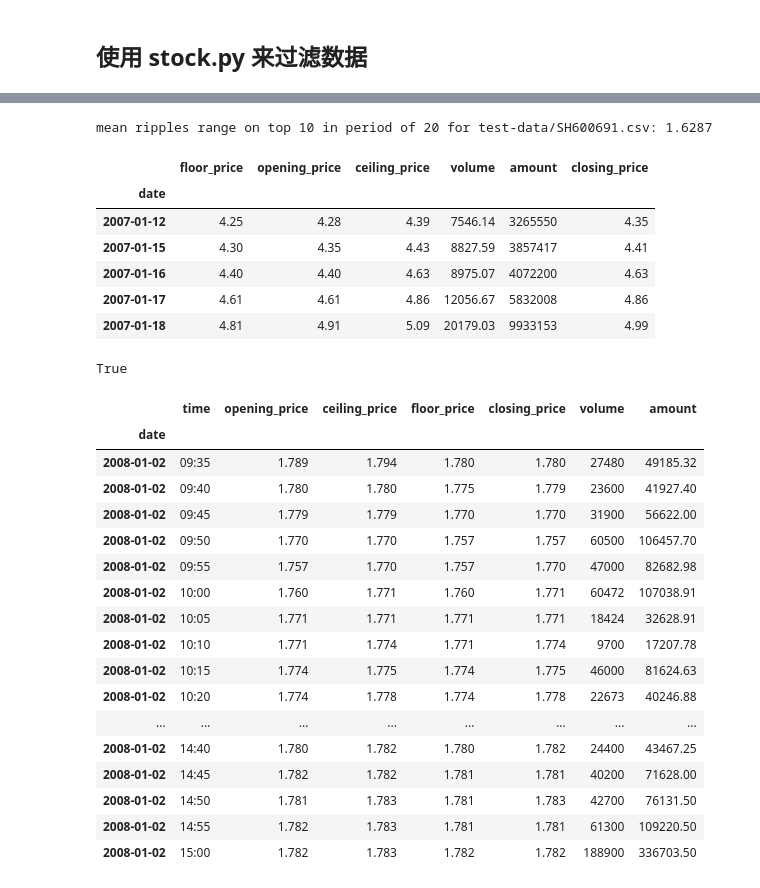
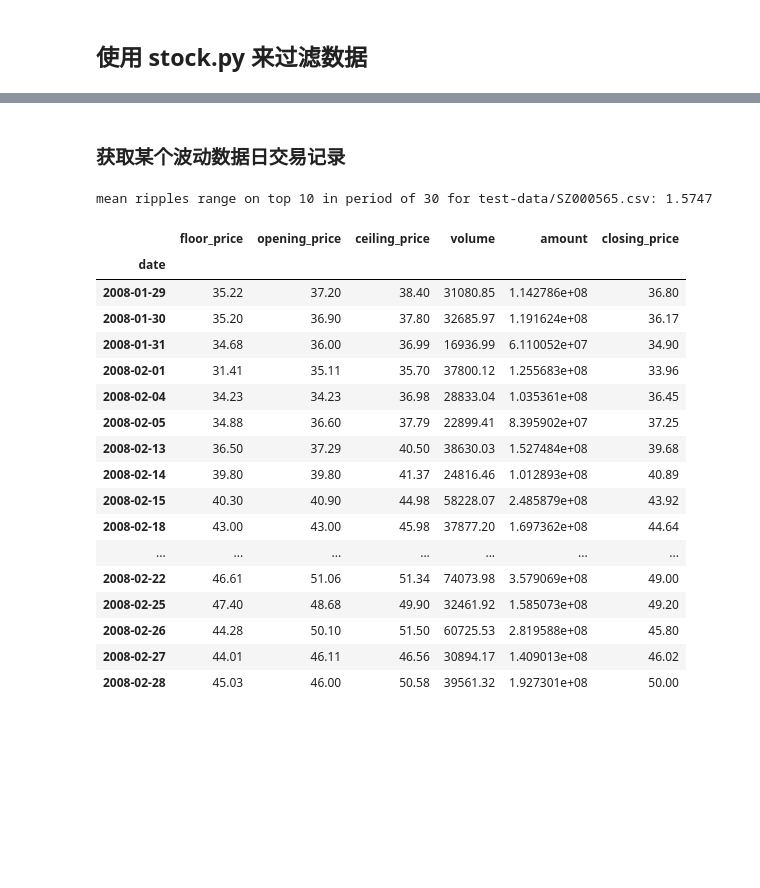
Before and after one commit to kamidox/stock-data, a Jupyter notebook: stock.ipynb, the cells around one changed output, grey strips where cells are left out. Saved outputs shown, nothing was run; the diff lists cells and outputs as text; code cells hidden in the pictures; blank space fills up the shorter version.

Commit message:
recent ripple

```diff
--- a/stock.ipynb
+++ b/stock.ipynb
@@ -268,52 +372,26 @@ ripples.head(10)
+# %% [markdown]
+### 获取某个波动数据日交易记录
 # %%
 # 有时候，我们想看一下某个股票某个波动周期下的原始数据
-reload(st)
-stock_file = 'test-data/SH600691.csv'
+stock_file = 'test-data/SZ000565.csv'
 st.ripple_raw_data(stock_file, ripple_idx=0, days=30)
 # %% [output]
-mean ripples range on top 10 in period of 20 for test-data/SH600691.csv: 1.6287
+mean ripples range on top 10 in period of 30 for test-data/SZ000565.csv: 1.5747
 |  | floor_price | opening_price | ceiling_price | volume | amount | closing_price |
 | date |  |  |  |  |  |  |
-| 2007-01-12 | 4.25 | 4.28 | 4.39 | 7546.14 | 3265550 | 4.35 |
-| 2007-01-15 | 4.30 | 4.35 | 4.43 | 8827.59 | 3857417 | 4.41 |
-| 2007-01-16 | 4.40 | 4.40 | 4.63 | 8975.07 | 4072200 | 4.63 |
-| 2007-01-17 | 4.61 | 4.61 | 4.86 | 12056.67 | 5832008 | 4.86 |
-| 2007-01-18 | 4.81 | 4.91 | 5.09 | 20179.03 | 9933153 | 4.99 |
+| 2008-01-29 | 35.22 | 37.20 | 38.40 | 31080.85 | 1.142786e+08 | 36.80 |
+| 2008-01-30 | 35.20 | 36.90 | 37.80 | 32685.97 | 1.191624e+08 | 36.17 |
+| 2008-01-31 | 34.68 | 36.00 | 36.99 | 16936.99 | 6.110052e+07 | 34.90 |
+| 2008-02-01 | 31.41 | 35.11 | 35.70 | 37800.12 | 1.255683e+08 | 33.96 |
+| 2008-02-04 | 34.23 | 34.23 | 36.98 | 28833.04 | 1.035361e+08 | 36.45 |
+| 2008-02-05 | 34.88 | 36.60 | 37.79 | 22899.41 | 8.395902e+07 | 37.25 |
+| 2008-02-13 | 36.50 | 37.29 | 40.50 | 38630.03 | 1.527484e+08 | 39.68 |
+| 2008-02-14 | 39.80 | 39.80 | 41.37 | 24816.46 | 1.012893e+08 | 40.89 |
+| 2008-02-15 | 40.30 | 40.90 | 44.98 | 58228.07 | 2.485879e+08 | 43.92 |
+| 2008-02-18 | 43.00 | 43.00 | 45.98 | 37877.20 | 1.697362e+08 | 44.64 |
+| ... | ... | ... | ... | ... | ... | ... |
+| 2008-02-22 | 46.61 | 51.06 | 51.34 | 74073.98 | 3.579069e+08 | 49.00 |
+| 2008-02-25 | 47.40 | 48.68 | 49.90 | 32461.92 | 1.585073e+08 | 49.20 |
+| 2008-02-26 | 44.28 | 50.10 | 51.50 | 60725.53 | 2.819588e+08 | 45.80 |
+| 2008-02-27 | 44.01 | 46.11 | 46.56 | 30894.17 | 1.409013e+08 | 46.02 |
+| 2008-02-28 | 45.03 | 46.00 | 50.58 | 39561.32 | 1.927301e+08 | 50.00 |
-# %%
-def _valid_price(g):
-    return (((g.max() - g.min()) / g.min()) < 0.223).all()
-
-l = [0.9, 1.1, 0.9, 1.1, 0.9, 1.1]
-_valid_price(pd.Series(l))
-# %% [output]
-True
-# %%
-names = ['date',
-         'time',
-         'opening_price',
-         'ceiling_price',
-         'floor_price',
-         'closing_price',
-         'volume',
-         'amount']
-data = pd.read_csv('test-raw/2008/SZ161607.csv', names=names, header=None, index_col='date', parse_dates=True)
-data.head(48)
-# %% [output]
-|  | time | opening_price | ceiling_price | floor_price | closing_price | volume | amount |
-| date |  |  |  |  |  |  |  |
-| 2008-01-02 | 09:35 | 1.789 | 1.794 | 1.780 | 1.780 | 27480 | 49185.32 |
-| 2008-01-02 | 09:40 | 1.780 | 1.780 | 1.775 | 1.779 | 23600 | 41927.40 |
-| 2008-01-02 | 09:45 | 1.779 | 1.779 | 1.770 | 1.770 | 31900 | 56622.00 |
-| 2008-01-02 | 09:50 | 1.770 | 1.770 | 1.757 | 1.757 | 60500 | 106457.70 |
-| 2008-01-02 | 09:55 | 1.757 | 1.770 | 1.757 | 1.770 | 47000 | 82682.98 |
-| 2008-01-02 | 10:00 | 1.760 | 1.771 | 1.760 | 1.771 | 60472 | 107038.91 |
-| 2008-01-02 | 10:05 | 1.771 | 1.771 | 1.771 | 1.771 | 18424 | 32628.91 |
-| 2008-01-02 | 10:10 | 1.771 | 1.774 | 1.771 | 1.774 | 9700 | 17207.78 |
-| 2008-01-02 | 10:15 | 1.774 | 1.775 | 1.774 | 1.775 | 46000 | 81624.63 |
-| 2008-01-02 | 10:20 | 1.774 | 1.778 | 1.774 | 1.778 | 22673 | 40246.88 |
-| ... | ... | ... | ... | ... | ... | ... | ... |
-| 2008-01-02 | 14:40 | 1.780 | 1.782 | 1.780 | 1.782 | 24400 | 43467.25 |
-| 2008-01-02 | 14:45 | 1.782 | 1.782 | 1.781 | 1.781 | 40200 | 71628.00 |
-| 2008-01-02 | 14:50 | 1.781 | 1.783 | 1.781 | 1.783 | 42700 | 76131.50 |
-| 2008-01-02 | 14:55 | 1.782 | 1.783 | 1.781 | 1.781 | 61300 | 109220.50 |
-| 2008-01-02 | 15:00 | 1.782 | 1.783 | 1.782 | 1.782 | 188900 | 336703.50 |
```
Also changed, not shown: parts of 38 cells of this notebook, 1 other file.
